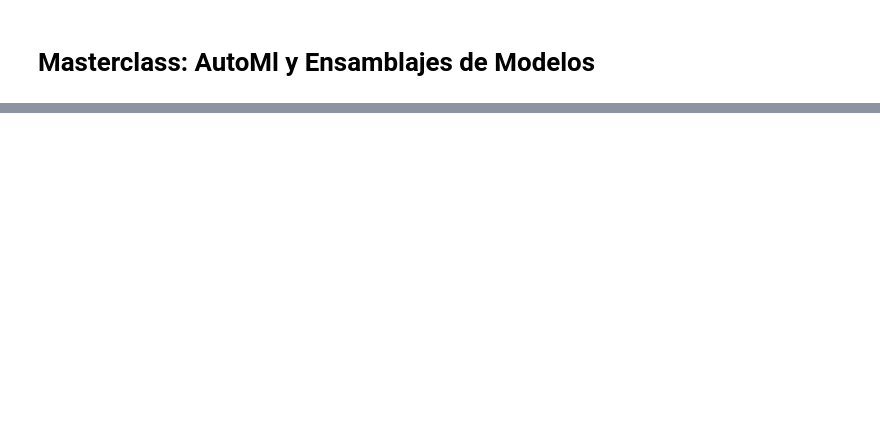
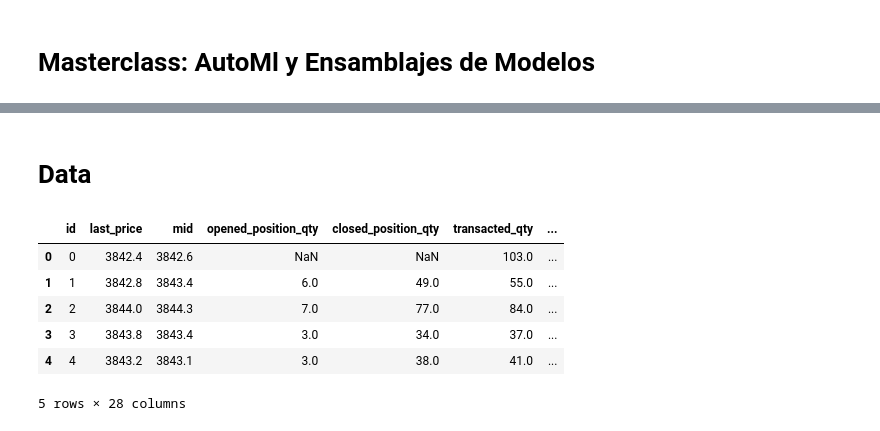
Before and after one commit to falrrema/Kaggle_high_Freq_Price_Prediction, a Jupyter notebook: Masterclass_prep.ipynb, the cells around one changed output, grey strips where cells are left out. Saved outputs shown, nothing was run; the diff lists cells and outputs as text; code cells hidden in the pictures; blank space fills up the shorter version.

```diff
--- a/Masterclass_prep.ipynb
+++ b/Masterclass_prep.ipynb
@@ -45,0 +41,14 @@ ModuleNotFoundError: No module named 'autogluon'
+# %% [markdown]
+# **Data**
+# %%
+train = pd.read_csv('Data/train.csv')
+test = pd.read_csv('Data/test.csv')
+train.head()
+# %% [output]
+|  | id | last_price | mid | opened_position_qty | closed_position_qty | transacted_qty | ... |
+| 0 | 0 | 3842.4 | 3842.6 | NaN | NaN | 103.0 | ... |
+| 1 | 1 | 3842.8 | 3843.4 | 6.0 | 49.0 | 55.0 | ... |
+| 2 | 2 | 3844.0 | 3844.3 | 7.0 | 77.0 | 84.0 | ... |
+| 3 | 3 | 3843.8 | 3843.4 | 3.0 | 34.0 | 37.0 | ... |
+| 4 | 4 | 3843.2 | 3843.1 | 3.0 | 38.0 | 41.0 | ... |
+5 rows × 28 columns
```
Also changed, not shown: parts of 12 cells of this notebook.
